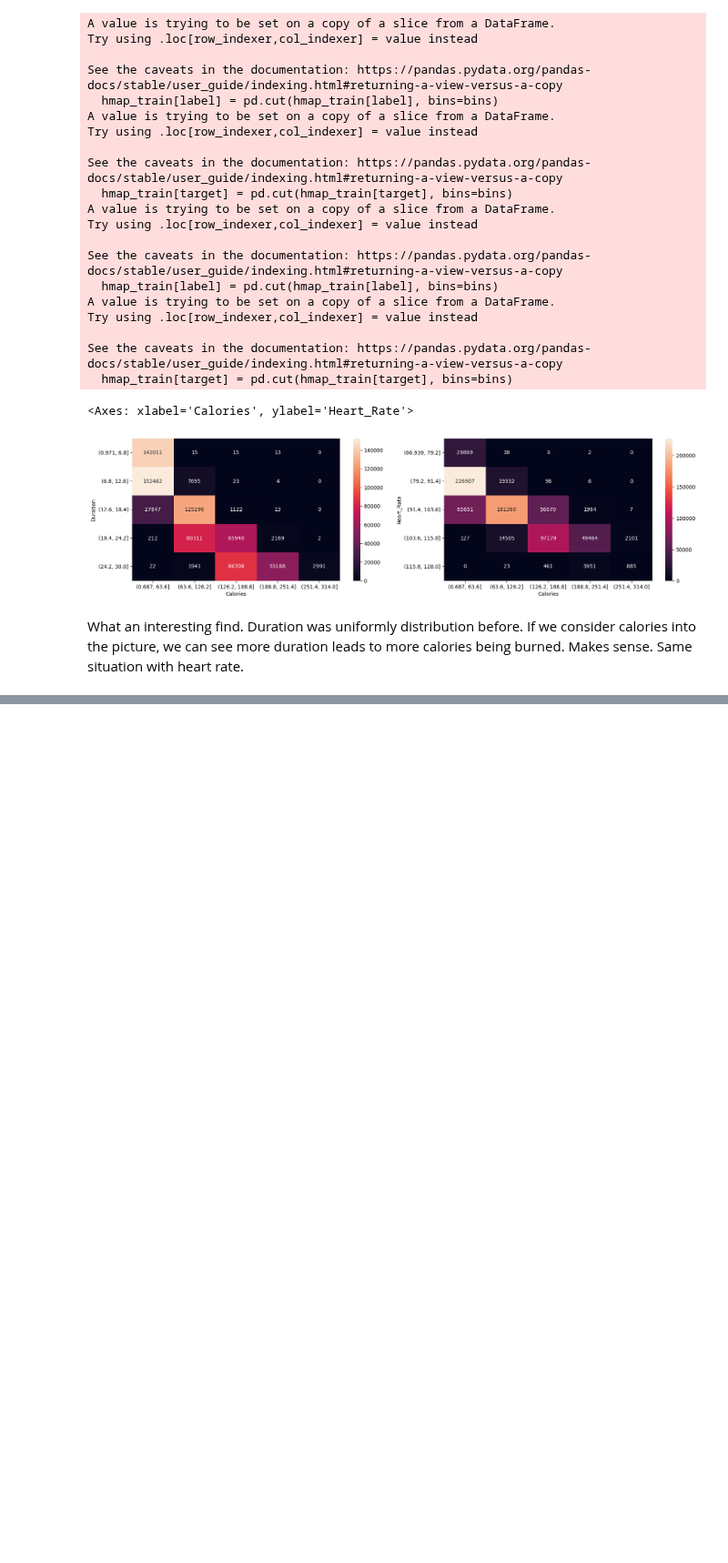
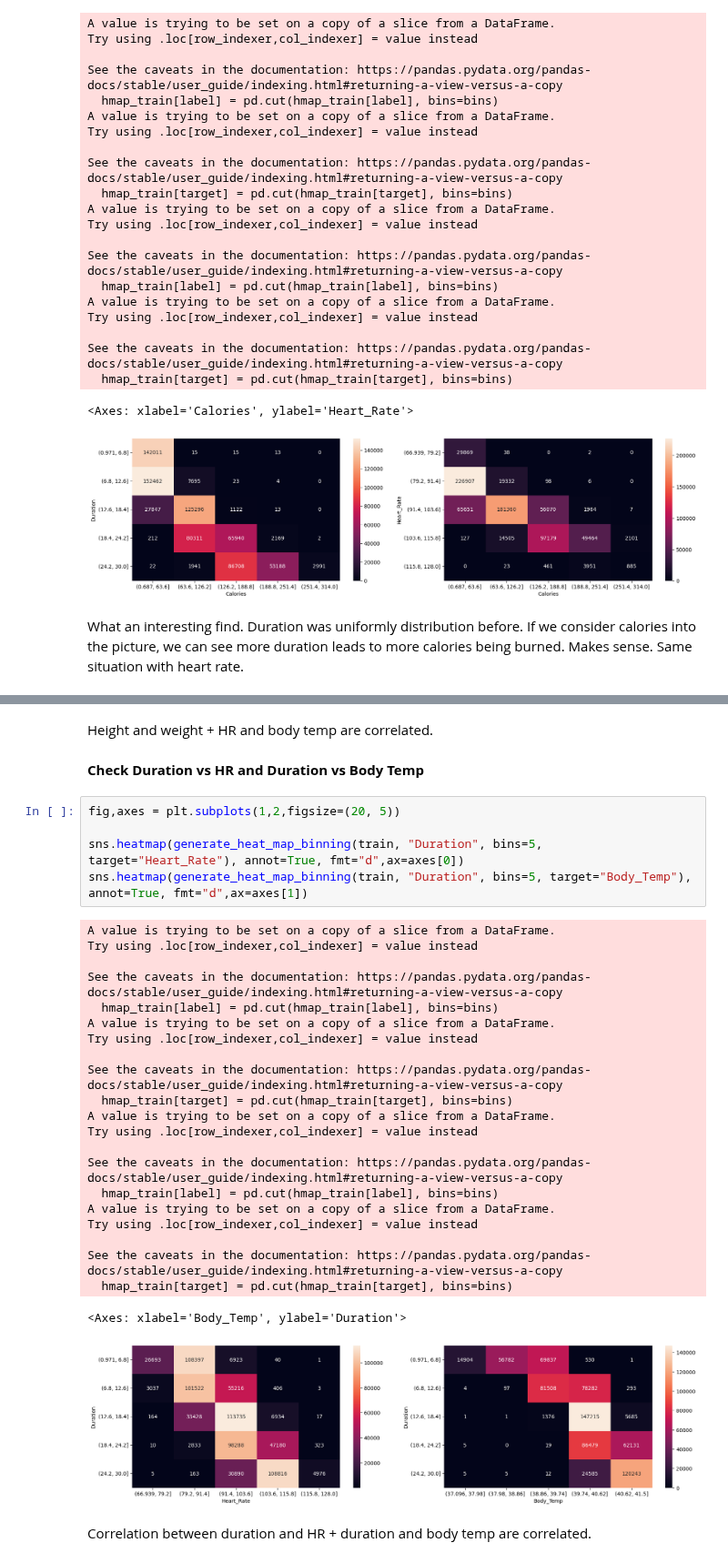
Before and after one commit to LoneCoder21/Kaggle-Notebooks, a Jupyter notebook: Regression/Calorie Expenditure/eda.ipynb, the cells around one changed output, grey strips where cells are left out. Shown at 91% size. Saved outputs shown, nothing was run; the diff lists cells and outputs as text; blank space fills up the shorter version.

```diff
--- a/Regression/Calorie Expenditure/eda.ipynb
+++ b/Regression/Calorie Expenditure/eda.ipynb
@@ -404,0 +435,34 @@ What an interesting find. Duration was uniformly distribution before. If we cons
+# %% [markdown]
+Height and weight + HR and body temp are correlated.
+# %% [markdown]
+**Check Duration vs HR and Duration vs Body Temp**
+# %%
+fig,axes = plt.subplots(1,2,figsize=(20, 5))
+
+sns.heatmap(generate_heat_map_binning(train, "Duration", bins=5, target="Heart_Rate"), annot=True, fmt="d",ax=axes[0])
+sns.heatmap(generate_heat_map_binning(train, "Duration", bins=5, target="Body_Temp"), annot=True, fmt="d",ax=axes[1])
+# %% [output]
+A value is trying to be set on a copy of a slice from a DataFrame.
+Try using .loc[row_indexer,col_indexer] = value instead
+
+See the caveats in the documentation: https://pandas.pydata.org/pandas-docs/stable/user_guide/indexing.html#returning-a-view-versus-a-copy
+  hmap_train[label] = pd.cut(hmap_train[label], bins=bins)
+A value is trying to be set on a copy of a slice from a DataFrame.
+Try using .loc[row_indexer,col_indexer] = value instead
+
+See the caveats in the documentation: https://pandas.pydata.org/pandas-docs/stable/user_guide/indexing.html#returning-a-view-versus-a-copy
+  hmap_train[target] = pd.cut(hmap_train[target], bins=bins)
+A value is trying to be set on a copy of a slice from a DataFrame.
+Try using .loc[row_indexer,col_indexer] = value instead
+
+See the caveats in the documentation: https://pandas.pydata.org/pandas-docs/stable/user_guide/indexing.html#returning-a-view-versus-a-copy
+  hmap_train[label] = pd.cut(hmap_train[label], bins=bins)
+A value is trying to be set on a copy of a slice from a DataFrame.
+Try using .loc[row_indexer,col_indexer] = value instead
+
+See the caveats in the documentation: https://pandas.pydata.org/pandas-docs/stable/user_guide/indexing.html#returning-a-view-versus-a-copy
+  hmap_train[target] = pd.cut(hmap_train[target], bins=bins)
+<Axes: xlabel='Body_Temp', ylabel='Duration'>
+[figure, added]
+# %% [markdown]
+Correlation between duration and HR + duration and body temp are correlated.
```
Also changed, not shown: parts of 2 cells of this notebook.
